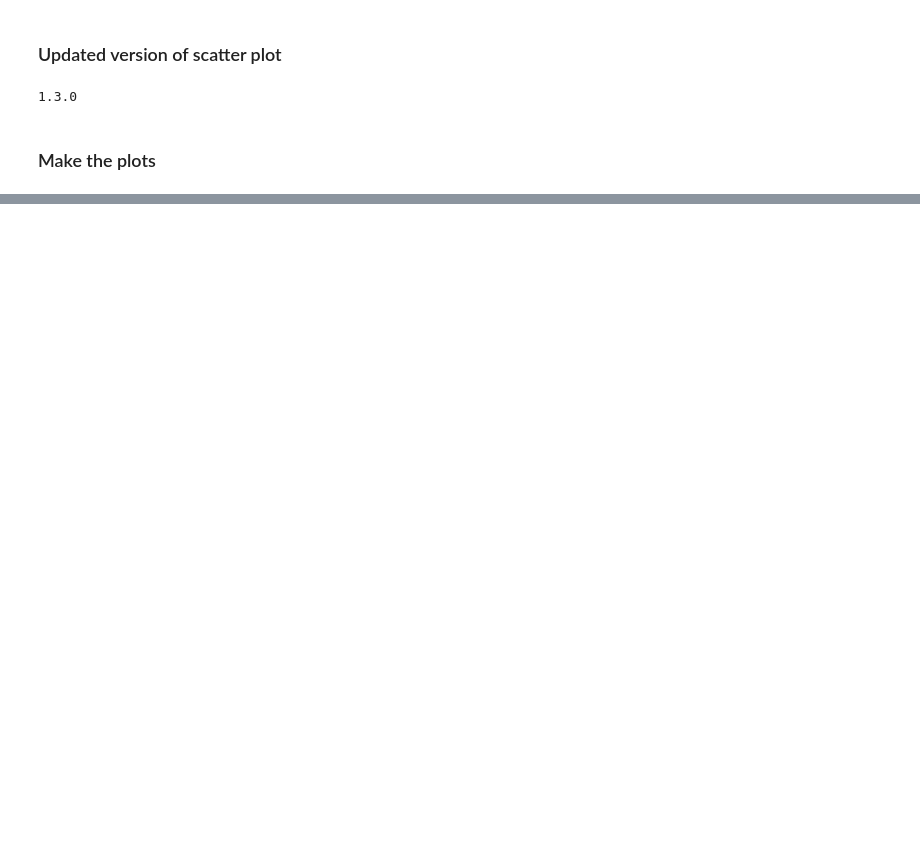
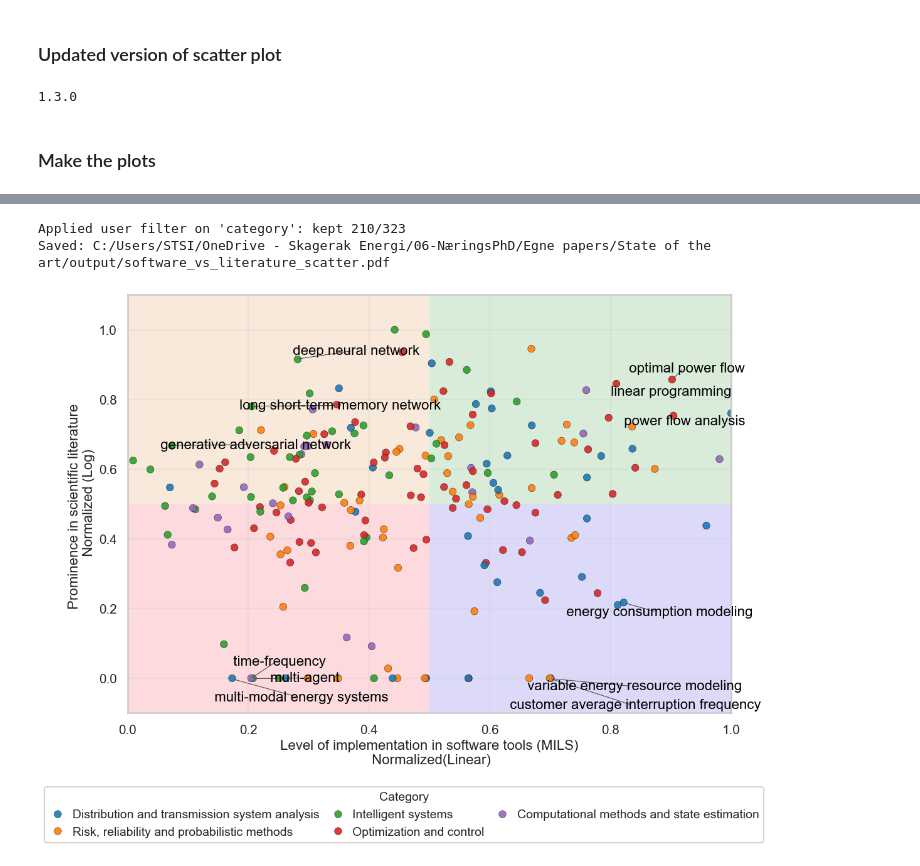
Before and after one commit to stigsimo/Literature-search-and-analysis, a Jupyter notebook: Comparison_of_method_scores.ipynb, the cells around one changed output, grey strips where cells are left out. Saved outputs shown, nothing was run; the diff lists cells and outputs as text; code cells hidden in the pictures; blank space fills up the shorter version.

```diff
--- a/Comparison_of_method_scores.ipynb
+++ b/Comparison_of_method_scores.ipynb
@@ -5420,3 +6210,53 @@ scatter_comparison_plots(
+# %%
+df_1=clean_scatter_comparison_plots(
+    df_comparison,
+    x_col='Software_Norm',#ggt_corrected_growth_recent',#'Literature_Norm_log',
+    y_col='Literature_Norm_log',#'ggt_corrected_growth_full',#'Literature_Norm_log',
+    x_label='Level of implementation in software tools (MILS)\n Normalized(Linear)',
+    y_label='Prominence in scientific literature \n Normalized (Log)',
+    title=None,
+    color_by="category",
+    #color_map = trajectory_color_map,
+    markers=trajectory_markers,
+    save_path=f'{SAVE_DIR}/software_vs_literature_scatter.pdf',
+    #show_trajectory=True,
+    #trajectory_mode="pattern",#pattern or stage
+    filter_col='category',
+    filter_keep=[
+        'Risk, reliability and probabilistic methods',
+        'Intelligent systems',
+        'Distribution and transmission system analysis',
+        'Computational methods and state estimation',
+        #'Power system stability and dynamics',      #not really relevant for me
+        'Optimization and control',
+        #'Economic analysis and planning',
+        #'Other specialized methods',               #not really relevant for me
+        #'Communication and signal processing',     #not  relevant for me aat all
+    ],
+    #corners=('upper right','lower right'),
+    corners=(
+        ('upper right', 1,'green'),
+        ('upper left',1,"#D26D0D"),
+        ('lower right',1,"#140DD2"),
+        ('lower left', 1,"#ED091C")
+        ),
+    corner_k=3, #number of labels to allow
+    corner_offset=0.001,
+    corner_facecolor='green',
+    corner_alpha=0.15,
+    #corner_frac=0.255,      # fractionof the corner to shade 1= full, 0.5 = full quadrant
+    plot_zeros=True,
+    figsize=(16, 8),
+    fontsize=16,
+    xlim=(0,1.0),
+    ylim=(-0.1,1.1),
+    x_split=0.5,
+    y_split=0.5
+);
+# %% [output]
+Applied user filter on 'category': kept 210/323
+Saved: C:/Users/STSI/OneDrive - Skagerak Energi/06-NæringsPhD/Egne papers/State of the art/output/software_vs_literature_scatter.pdf
+[figure, added]
 # %%
 # Just MILS vs Survey
 #plot_mode='mils_survey'
```
Also changed, not shown: parts of 44 cells of this notebook, 10 other files.
